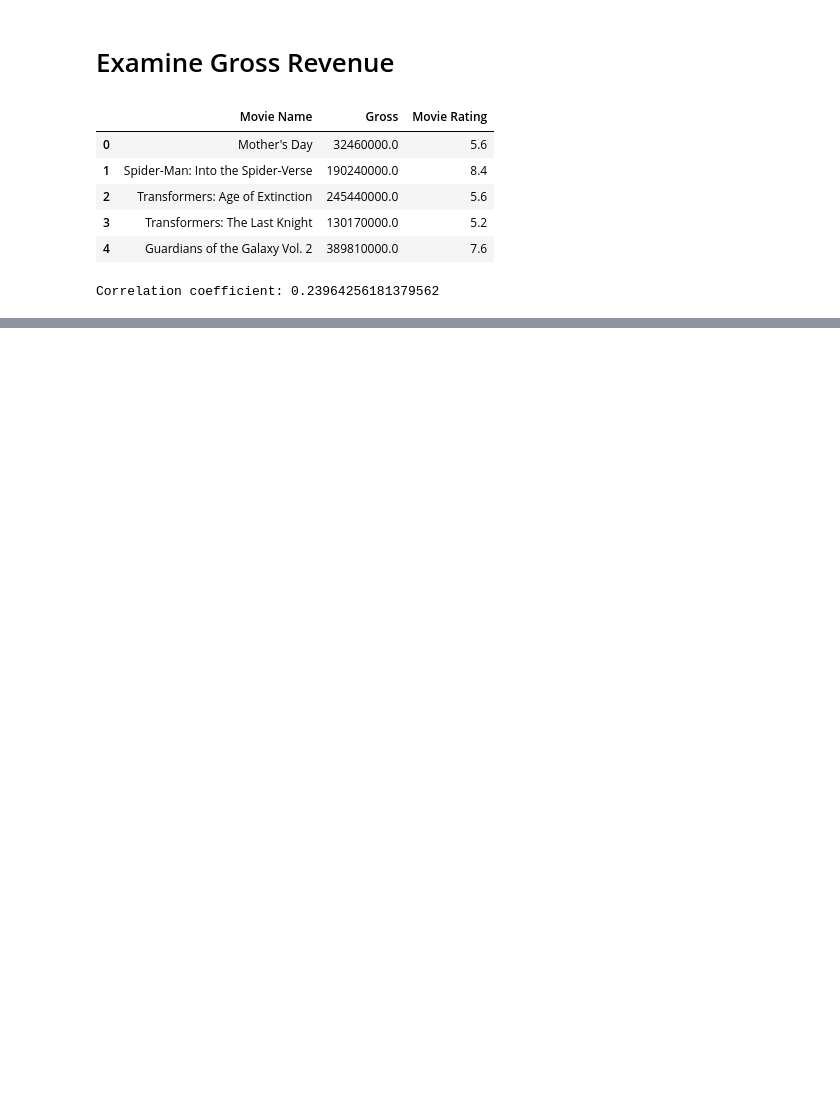
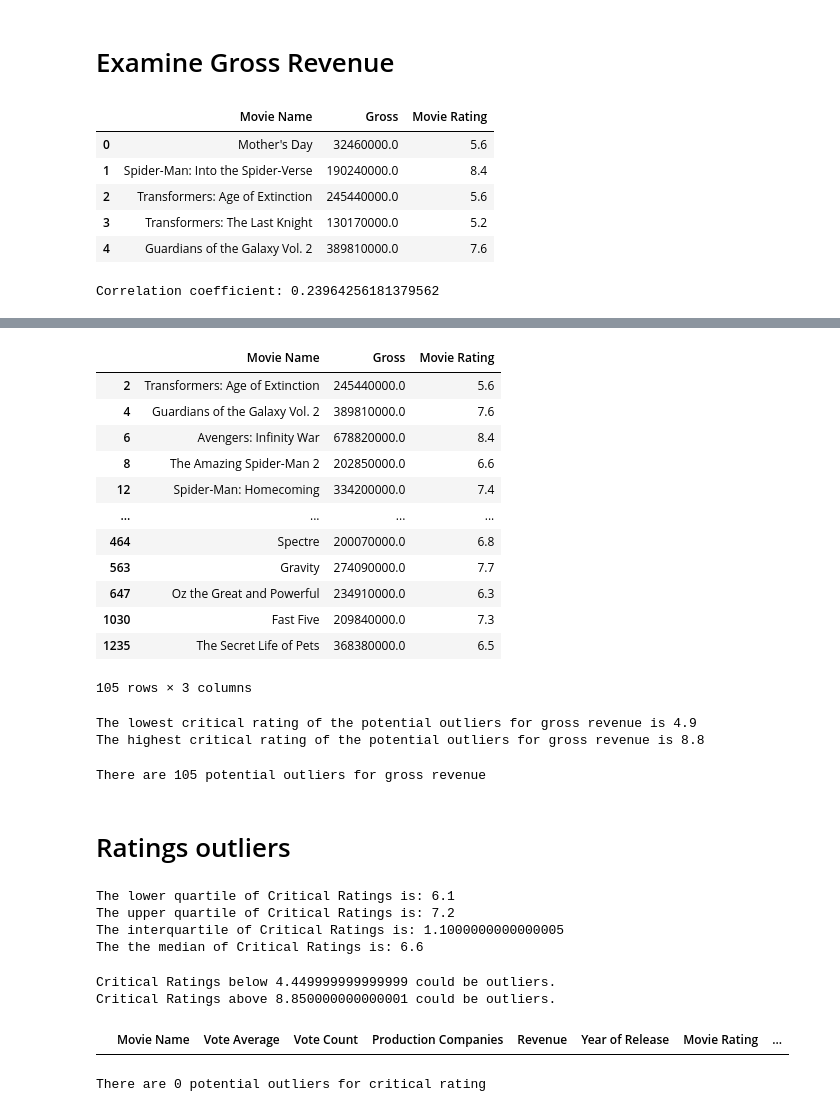
Before and after one commit to rackhamsauer/Project-1, a Jupyter notebook: Juliet's Contributions.ipynb, the cells around one changed output, grey strips where cells are left out. Cells and saved outputs as stored; diff of their text form; code cells hidden in the pictures; blank space fills up the shorter version.

```diff
--- a/Juliet's Contributions.ipynb
+++ b/Juliet's Contributions.ipynb
@@ -86,2 +145,6 @@ plt.show()
 # %%
-# Find outliers
+# Statistical Analysis
+gross_quartiles = gross_df["Gross"].quantile([.25,.5,.75])
+gross_lowerq = gross_quartiles[.25]
+gross_upperq = gross_quartiles[.75]
+gross_iqr = gross_upperq - gross_lowerq
@@ -87,0 +171,31 @@ plt.show()
+# %%
+outlier_gross= gross_df.loc[(gross_df['Gross'] < gross_lower_bound) | (gross_df['Gross'] > gross_upper_bound)]
+outlier_gross
+# %% [output]
+|  | Movie Name | Gross | Movie Rating |
+| 2 | Transformers: Age of Extinction | 245440000.0 | 5.6 |
+| 4 | Guardians of the Galaxy Vol. 2 | 389810000.0 | 7.6 |
+| 6 | Avengers: Infinity War | 678820000.0 | 8.4 |
+| 8 | The Amazing Spider-Man 2 | 202850000.0 | 6.6 |
+| 12 | Spider-Man: Homecoming | 334200000.0 | 7.4 |
+| ... | ... | ... | ... |
+| 464 | Spectre | 200070000.0 | 6.8 |
+| 563 | Gravity | 274090000.0 | 7.7 |
+| 647 | Oz the Great and Powerful | 234910000.0 | 6.3 |
+| 1030 | Fast Five | 209840000.0 | 7.3 |
+| 1235 | The Secret Life of Pets | 368380000.0 | 6.5 |
+105 rows × 3 columns
+# %%
+# Find the lowest and highest critical ratings for potential outliers
+print(f"The lowest critical rating of the potential outliers for gross revenue is {outlier_gross['Movie Rating'].min()}")
+print(f"The highest critical rating of the potential outliers for gross revenue is {outlier_gross['Movie Rating'].max()}")
+# %% [output]
+The lowest critical rating of the potential outliers for gross revenue is 4.9
+The highest critical rating of the potential outliers for gross revenue is 8.8
+# %%
+#Find the number of potential outliers
+print(f"There are {outlier_gross['Movie Name'].count()} potential outliers for gross revenue")
+# %% [output]
+There are 105 potential outliers for gross revenue
+# %% [markdown]
+# Ratings outliers
@@ -87,0 +208,29 @@ plt.show()
+# %%
+print(f"The lower quartile of Critical Ratings is: {filtered_lowerq}")
+print(f"The upper quartile of Critical Ratings is: {filtered_upperq}")
+print(f"The interquartile of Critical Ratings is: {filtered_iqr}")
+print(f"The the median of Critical Ratings is: {filtered_quartiles[0.5]} ")
+# %% [output]
+The lower quartile of Critical Ratings is: 6.1
+The upper quartile of Critical Ratings is: 7.2
+The interquartile of Critical Ratings is: 1.1000000000000005
+The the median of Critical Ratings is: 6.6
+# %%
+# Find potential outliers range
+filtered_lower_bound = filtered_lowerq - (1.5*filtered_iqr)
+filtered_upper_bound = filtered_upperq + (1.5*filtered_iqr)
+print(f"Critical Ratings below {filtered_lower_bound} could be outliers.")
+print(f"Critical Ratings above {filtered_upper_bound} could be outliers.")
+# %% [output]
+Critical Ratings below 4.449999999999999 could be outliers.
+Critical Ratings above 8.850000000000001 could be outliers.
+# %%
+outlier_filtered= filtered_df.loc[(filtered_df['Movie Rating'] < filtered_lower_bound) | (filtered_df['Movie Rating'] > filtered_upper_bound)]
+outlier_filtered
+# %% [output]
+|  | Movie Name | Vote Average | Vote Count | Production Companies | Revenue | Year of Release | Movie Rating | ... |
+# %%
+# Find the number of outliers
+print(f"There are {outlier_filtered['Movie Name'].count()} potential outliers for critical rating")
+# %% [output]
+There are 0 potential outliers for critical rating
```
Also changed, not shown: parts of 11 cells of this notebook.
